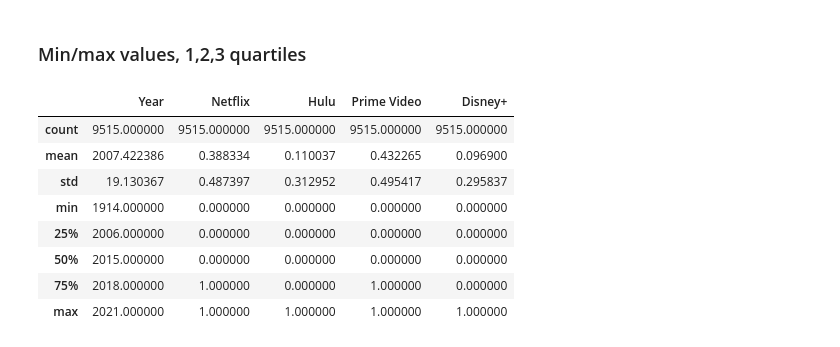
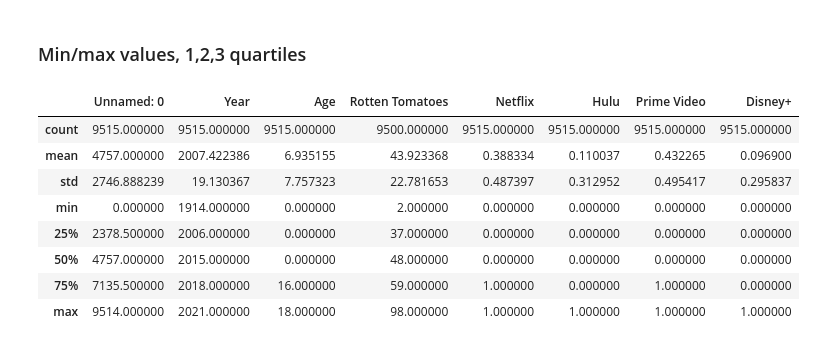
Before and after one commit to PrzemQQ/streaming_services_analyse, a Jupyter notebook: main.ipynb, the cells around one changed output. Cells and saved outputs as stored; diff of their text form; code cells hidden in the pictures.

```diff
--- a/main.ipynb
+++ b/main.ipynb
@@ -125,14 +135,14 @@ dataset_cleaned = pd.read_csv("streaming_services_data_cleaned.csv") # read the
 # %% [markdown]
 ### Min/max values, 1,2,3 quartiles
 # %%
-dataset.describe()
+dataset_cleaned.describe()
 # %% [output]
-|  | Year | Netflix | Hulu | Prime Video | Disney+ |
-| count | 9515.000000 | 9515.000000 | 9515.000000 | 9515.000000 | 9515.000000 |
-| mean | 2007.422386 | 0.388334 | 0.110037 | 0.432265 | 0.096900 |
-| std | 19.130367 | 0.487397 | 0.312952 | 0.495417 | 0.295837 |
-| min | 1914.000000 | 0.000000 | 0.000000 | 0.000000 | 0.000000 |
-| 25% | 2006.000000 | 0.000000 | 0.000000 | 0.000000 | 0.000000 |
-| 50% | 2015.000000 | 0.000000 | 0.000000 | 0.000000 | 0.000000 |
-| 75% | 2018.000000 | 1.000000 | 0.000000 | 1.000000 | 0.000000 |
-| max | 2021.000000 | 1.000000 | 1.000000 | 1.000000 | 1.000000 |
+|  | Unnamed: 0 | Year | Age | Rotten Tomatoes | Netflix | Hulu | Prime Video | Disney+ |
+| count | 9515.000000 | 9515.000000 | 9515.000000 | 9500.000000 | 9515.000000 | 9515.000000 | 9515.000000 | 9515.000000 |
+| mean | 4757.000000 | 2007.422386 | 6.935155 | 43.923368 | 0.388334 | 0.110037 | 0.432265 | 0.096900 |
+| std | 2746.888239 | 19.130367 | 7.757323 | 22.781653 | 0.487397 | 0.312952 | 0.495417 | 0.295837 |
+| min | 0.000000 | 1914.000000 | 0.000000 | 2.000000 | 0.000000 | 0.000000 | 0.000000 | 0.000000 |
+| 25% | 2378.500000 | 2006.000000 | 0.000000 | 37.000000 | 0.000000 | 0.000000 | 0.000000 | 0.000000 |
+| 50% | 4757.000000 | 2015.000000 | 0.000000 | 48.000000 | 0.000000 | 0.000000 | 0.000000 | 0.000000 |
+| 75% | 7135.500000 | 2018.000000 | 16.000000 | 59.000000 | 1.000000 | 0.000000 | 1.000000 | 0.000000 |
+| max | 9514.000000 | 2021.000000 | 18.000000 | 98.000000 | 1.000000 | 1.000000 | 1.000000 | 1.000000 |
```
Also changed, not shown: parts of 8 cells of this notebook, 1 other file.
